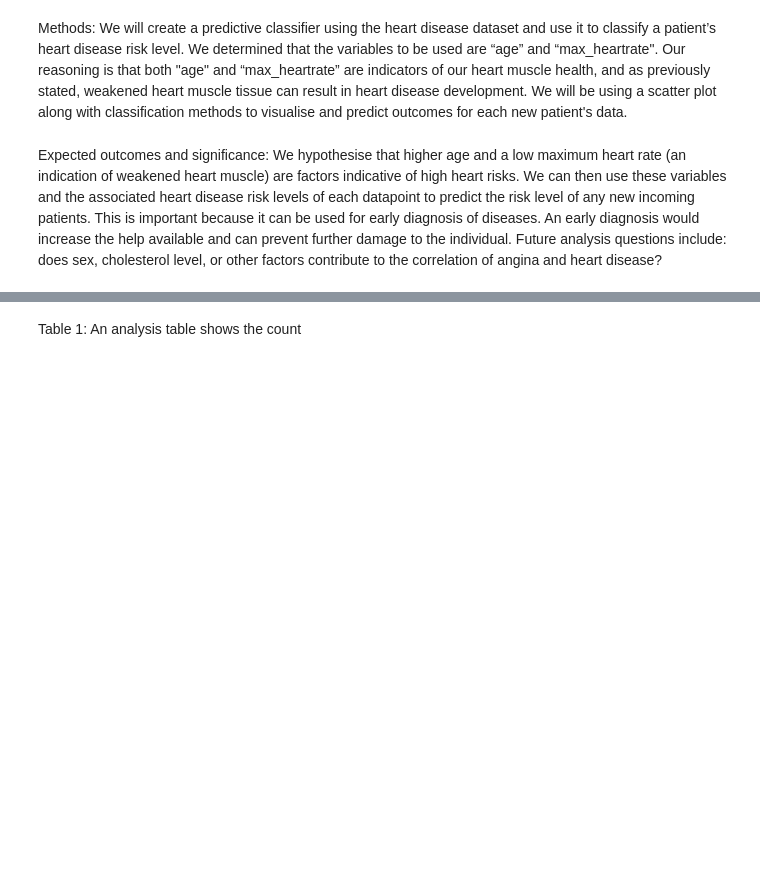
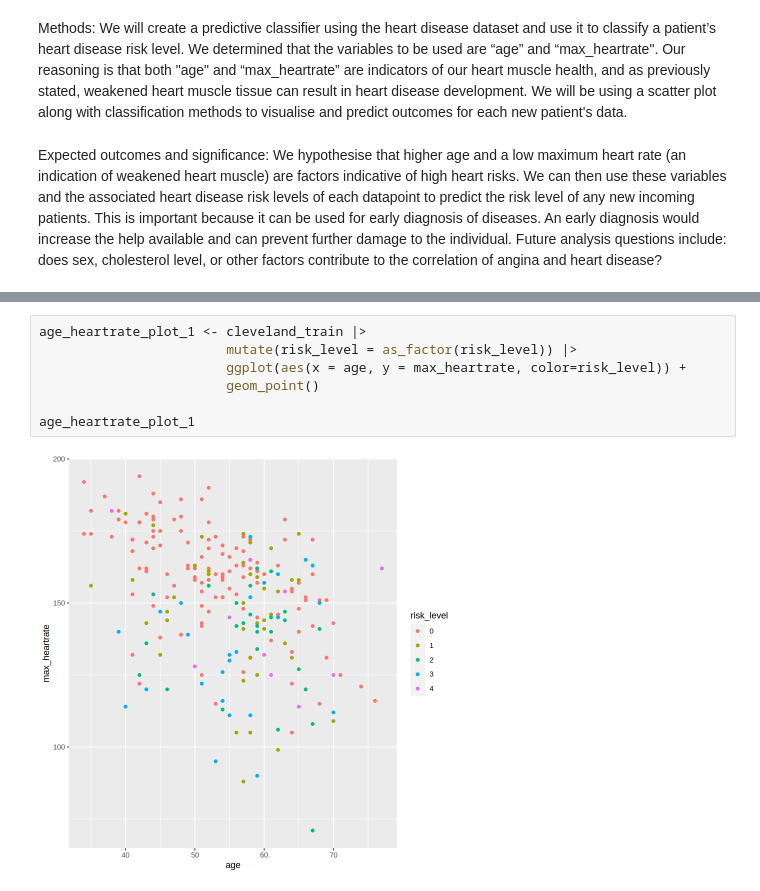
Before and after one commit to samdang03/DSCI-100_2022w2-Group-006, a Jupyter notebook: Cleveland_Heart_Data.ipynb, the cells around one changed output, grey strips where cells are left out. Cells and saved outputs as stored; diff of their text form; blank space fills up the shorter version.

Commit message:
Added scatter plots for age and max heartrate

```diff
--- a/Cleveland_Heart_Data.ipynb
+++ b/Cleveland_Heart_Data.ipynb
@@ -122,2 +98,9 @@ A tibble: 5 × 2
-# %% [markdown]
-Table 1: An analysis table shows the count
+# %%
+age_heartrate_plot_1 <- cleveland_train |>
+                        mutate(risk_level = as_factor(risk_level)) |>
+                        ggplot(aes(x = age, y = max_heartrate, color=risk_level)) +
+                        geom_point()
+
+age_heartrate_plot_1
+# %% [output]
+[figure, added]
```
Also changed, not shown: parts of 5 cells of this notebook.
